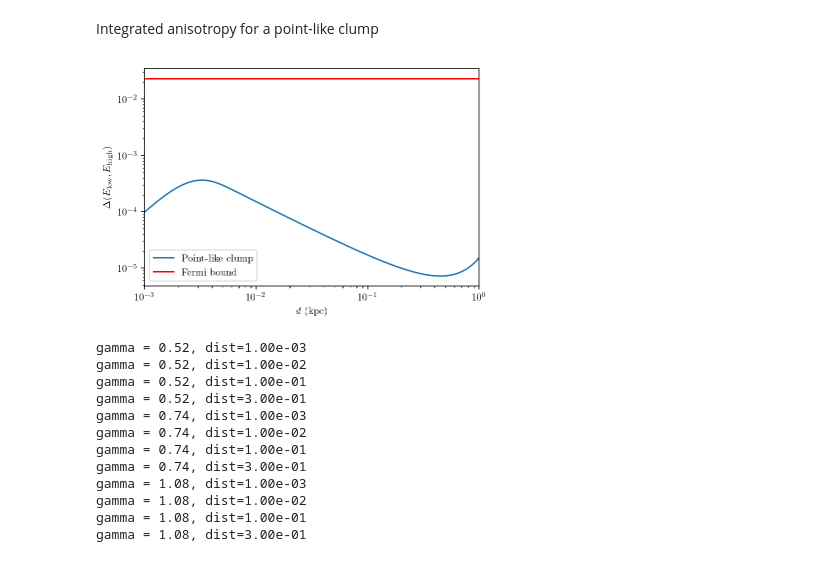
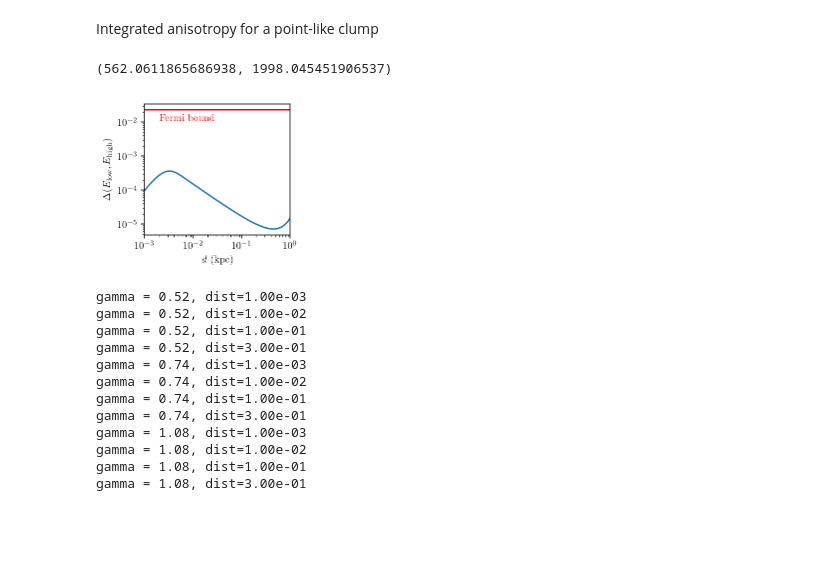
Before and after one commit to adam-coogan/cr_lines_from_dm_subhalos, a Jupyter notebook: Contour plots 6.ipynb, the cells around one changed output. Cells and saved outputs as stored; diff of their text form; code cells hidden in the pictures; blank space fills up the shorter version.

Commit message:
Improved contour labels

```diff
--- a/Contour plots 6.ipynb
+++ b/Contour plots 6.ipynb
@@ -1102,22 +1101,27 @@ def aniso_int_pt(e_low, e_high, dist):
     return numerator / denominator / (e_high - e_low)
 # %% [markdown]
 Integrated anisotropy for a point-like clump
+# %%
+e_low_aniso_fermi[-1], e_high_aniso_fermi[-1]
+# %% [output]
+(562.0611865686938, 1998.045451906537)
 # %%
 dists = np.logspace(-3, 0, 100)
 idx = len(aniso_fermi) - 1
 
+plt.figure(figsize=(3, 2.6))
 plt.xlim(dists[[0, -1]])
 plt.xlabel(r"$d$ (kpc)")
 plt.ylabel(r"$\Delta(E_{\mathrm{low}}, E_{\mathrm{high}})$")
 
-plt.loglog(dists, aniso_int_pt(e_low_aniso_fermi[idx], e_high_aniso_fermi[idx], dists),
-           label="Point-like clump")
-plt.axhline(aniso_fermi[idx], linestyle='-', color='r', label="Fermi bound")
+plt.loglog(dists, aniso_int_pt(e_low_aniso_fermi[idx], e_high_aniso_fermi[idx], dists))
+plt.axhline(aniso_fermi[idx], linestyle='-', color='r')
+plt.text(2e-3, 1.1e-2, "Fermi bound", color="r")
 
-plt.legend()
+plt.tight_layout()
 plt.savefig("figures/aniso_int_pt.pdf")
 # %% [output]
-[figure, old version]
+[figure, new version]
 # %%
 es = np.linspace(e_low_aniso_fermi[-1], np.min([mx, e_high_aniso_fermi[-1]]), 500)
 dists = np.array([1e-3, 1e-2, 1e-1, 0.3])
```
Also changed, not shown: parts of 8 cells of this notebook, 9 other files.
